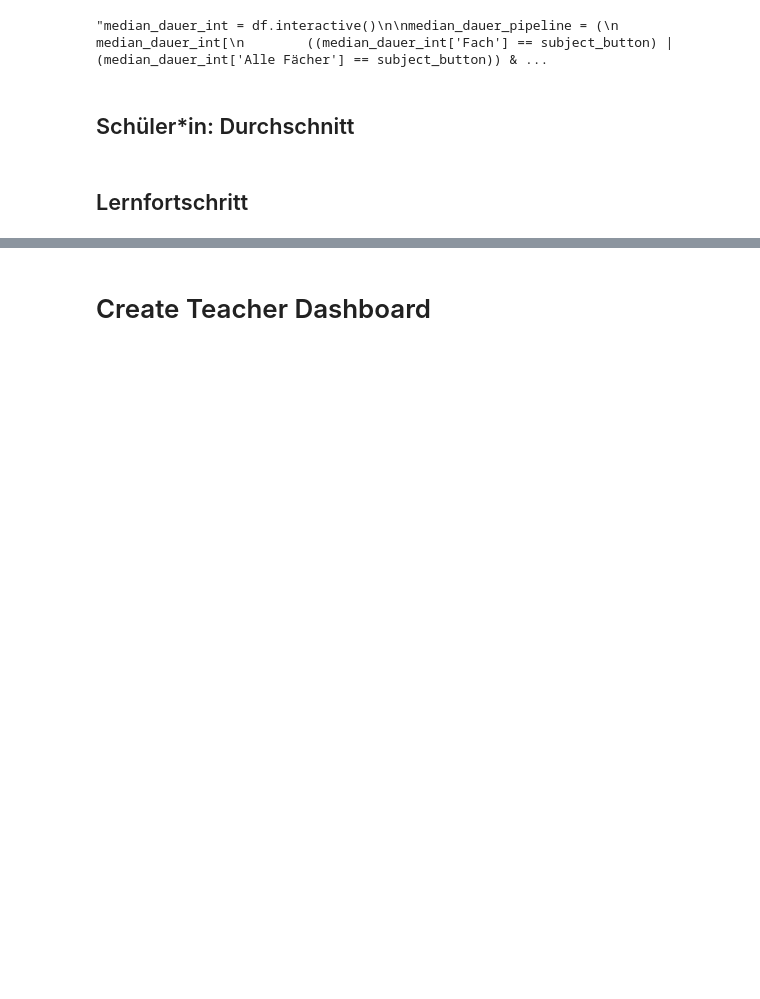
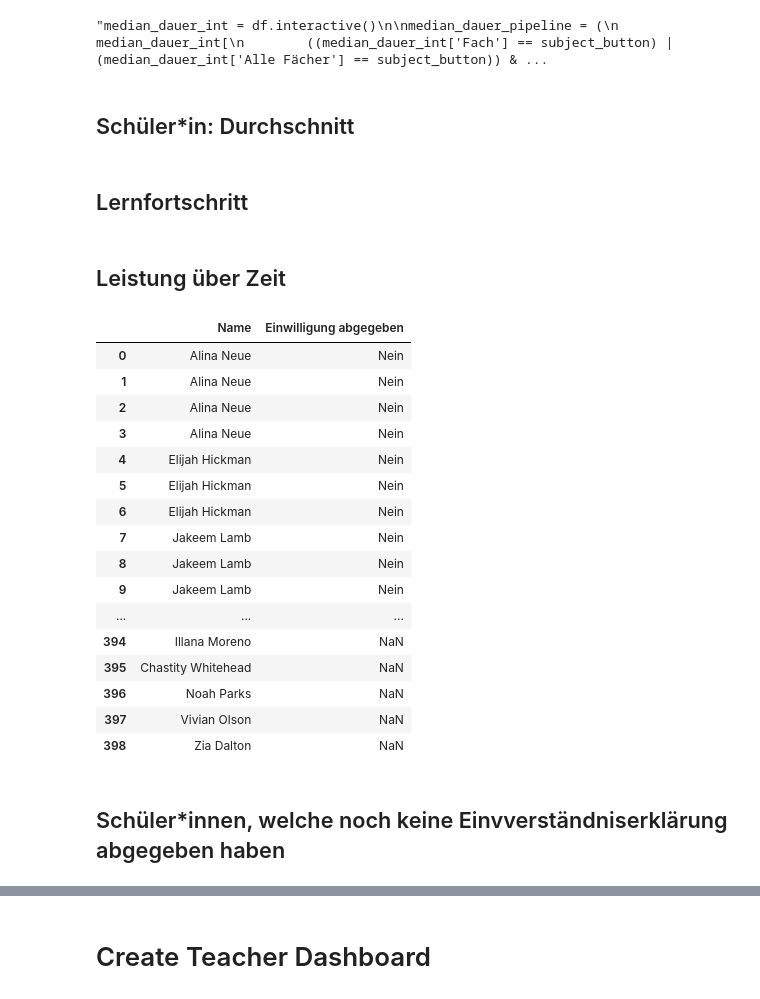
Before and after one commit to LearningAnalyticsDashboard2023/learning_analytics_dashboard, a Jupyter notebook: dashboard moodle database.ipynb, the cells around one changed output, grey strips where cells are left out. Drawn from its saved outputs; the diff is of its cells as text; code cells hidden in the pictures; blank space fills up the shorter version.

```diff
--- a/dashboard moodle database.ipynb
+++ b/dashboard moodle database.ipynb
@@ -173,4 +172,9 @@ df[default_exercise] = default_exercise
 class_list_with_none = ['Keine Auswahl'] + class_list
 name_list_with_none = ['Keine Auswahl'] + name_list
 subject_list_with_all = ['Alle Fächer'] + subject_list
+
+
+df['Einwilligung abgegeben'] = np.where(df['Aufgabe'] == 'Auswahl der übermittelten Daten', 'Ja', 'Nein')
+consent_list = df.loc[df['Einwilligung abgegeben'] == 'Ja', 'Name']
+df['Einwilligung abgegeben'] = np.where(df['Name'].isin(consent_list), 'Ja', 'Nein')
 # %%
@@ -360,26 +358,26 @@ df['Median Punktzahl'] = df.groupby(['Aufgabe'])['Punktzahl'].transform('median'
 df['Durchschnitt Fehlversuche'] = df.groupby(['Aufgabe'])['Anzahl Versuche'].transform('mean')
 df['Median Fehlversuche'] = df.groupby(['Aufgabe'])['Anzahl Versuche'].transform('median')
 
-df['Durchschnitt Bearbeitungsdauer'] = df.groupby(['Aufgabe'])['Quiz Bearbeitungsdauer'].transform('mean')
+df['Durchschnitt Bearbeitungsdauer'] = df.groupby(['Aufgabe', 'Name', 'Fach'])['Quiz Bearbeitungsdauer'].transform('mean')
 df['Durchschnitt Bearbeitungsdauer'] = df['Durchschnitt Bearbeitungsdauer'].apply(
     lambda x: f'{x.components.hours:02d}:{x.components.minutes:02d}:{x.components.seconds:02d}'
               if not pd.isnull(x) else ''
 )
 
-df['Median Bearbeitungsdauer'] = df.groupby(['Aufgabe'])['Quiz Bearbeitungsdauer'].transform('median')
+df['Median Bearbeitungsdauer'] = df.groupby(['Aufgabe', 'Name', 'Fach'])['Quiz Bearbeitungsdauer'].transform('median')
 df['Median Bearbeitungsdauer'] = df['Median Bearbeitungsdauer'].apply(
     lambda x: f'{x.components.hours:02d}:{x.components.minutes:02d}:{x.components.seconds:02d}'
               if not pd.isnull(x) else ''
 )
 
-df['Schüler*in Bearbeitungsdauer'] = df.groupby(['Aufgabe', 'Name'])['Quiz Bearbeitungsdauer'].transform('mean')
-df['Schüler*in Bearbeitungsdauer'] = df['Schüler*in Bearbeitungsdauer'].apply(
+df['Bearbeitungsdauer'] = df.groupby(['Aufgabe', 'Name', 'Fach'])['Quiz Bearbeitungsdauer'].transform('mean')
+df['Bearbeitungsdauer'] = df['Bearbeitungsdauer'].apply(
     lambda x: f'{x.components.hours:02d}:{x.components.minutes:02d}:{x.components.seconds:02d}'
               if not pd.isnull(x) else ''
 )
 
-df['Schüler*in Punktzahl'] = df.groupby(['Aufgabe', 'Name'])['Punktzahl'].transform('mean')
-df['Schüler*in Fehlversuche'] = df.groupby(['Aufgabe', 'Name'])['Anzahl Versuche'].transform('mean')
+df['Punktzahl'] = df.groupby(['Aufgabe', 'Name'])['Punktzahl'].transform('mean')
+df['Fehlversuche'] = df.groupby(['Aufgabe', 'Name'])['Anzahl Versuche'].transform('mean')
 
 df['Anzahl Aufgaben pro Klasse'] = df['Klassen ID']
 quiz['Anzahl Aufgaben pro Klasse'] = quiz.groupby(['course'])['id'].transform('count')
@@ -400,6 +398,8 @@ df['Anzahl erledigter Aufgaben'] = df['Anzahl erledigter Aufgaben'].fillna(0)
 
 df['Lernfortschritt'] = df['Anzahl erledigter Aufgaben']/df['Anzahl Aufgaben pro Klasse']*100
 df['Lernfortschritt'] = df['Lernfortschritt'].fillna(0).apply(float)
+
+df['Anzahl Versuche'] = df.groupby(['Aufgabe', 'Name', 'Fach'])['Anzahl Versuche'].transform('max')
 # %% [markdown]
 # Funktionen für Tabellen
 # %%
@@ -527,3 +527,5 @@ count_exercise_pipeline = (
 )
 
 count_exercise_table = count_exercise_pipeline.pipe(pn.widgets.Tabulator, pagination = 'remote', page_size = 10, theme = 'fast', hidden_columns = ['index']).output()
+# %% [markdown]
+## Leistung über Zeit
@@ -529,0 +546,22 @@ count_exercise_table = count_exercise_pipeline.pipe(pn.widgets.Tabulator, pagina
+# %%
+df[['Name', 'Einwilligung abgegeben']]
+# %% [output]
+|  | Name | Einwilligung abgegeben |
+| 0 | Alina Neue | Nein |
+| 1 | Alina Neue | Nein |
+| 2 | Alina Neue | Nein |
+| 3 | Alina Neue | Nein |
+| 4 | Elijah Hickman | Nein |
+| 5 | Elijah Hickman | Nein |
+| 6 | Elijah Hickman | Nein |
+| 7 | Jakeem Lamb | Nein |
+| 8 | Jakeem Lamb | Nein |
+| 9 | Jakeem Lamb | Nein |
+| ... | ... | ... |
+| 394 | Illana Moreno | NaN |
+| 395 | Chastity Whitehead | NaN |
+| 396 | Noah Parks | NaN |
+| 397 | Vivian Olson | NaN |
+| 398 | Zia Dalton | NaN |
+# %% [markdown]
+## Schüler*innen, welche noch keine Einvverständniserklärung abgegeben haben
```
Also changed, not shown: parts of 9 cells of this notebook, 4 other files.
